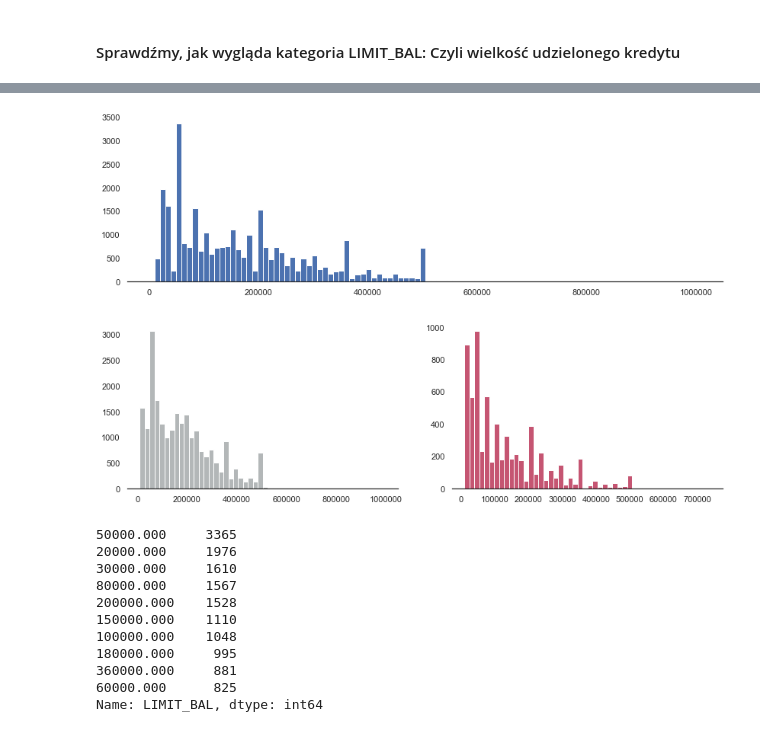
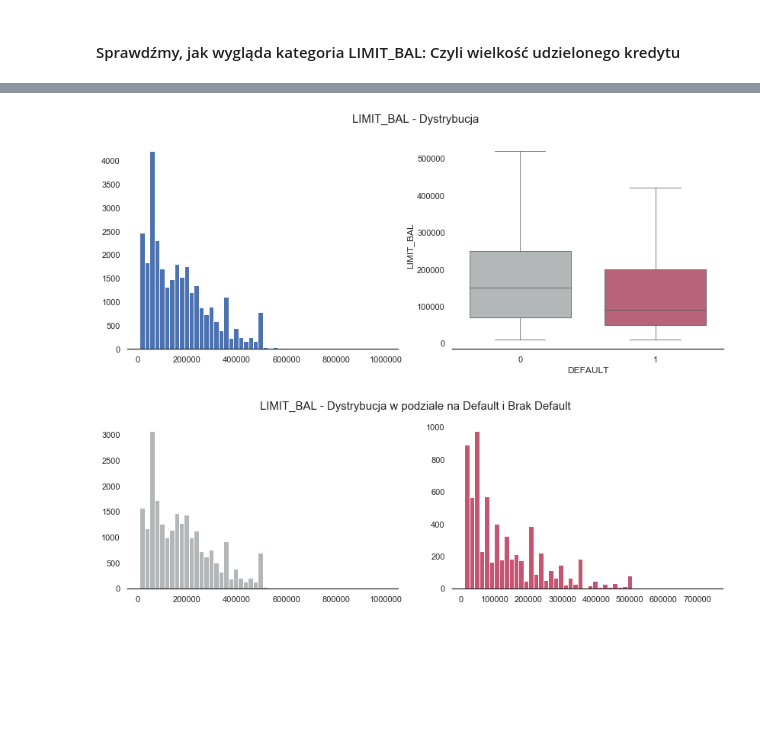
Before and after one commit to JakubPluta/Data-Science, a Jupyter notebook: Credit Approval/Credit Approvals.ipynb, the cells around one changed output, grey strips where cells are left out. Saved outputs shown, nothing was run; the diff lists cells and outputs as text; code cells hidden in the pictures; blank space fills up the shorter version.

```diff
--- a/Credit Approval/Credit Approvals.ipynb
+++ b/Credit Approval/Credit Approvals.ipynb
@@ -486,25 +510,15 @@ data['LIMIT_BAL'].corr(data['DEFAULT']) # Słaba korelacja ujemna
 # %%
-f,ax = plt.subplots(1,1,figsize=(14,4))
-hist1 = data['LIMIT_BAL'].hist(bins=100,grid=False);
+f,ax = plt.subplots(1,2,figsize=(14,5))
+hist1 = data['LIMIT_BAL'].hist(bins=50,grid=False,ax=ax[0]);
 sns.despine(left=True)
+b0 = sns.boxplot(x="DEFAULT", y="LIMIT_BAL",
+                  data=data, linewidth=0.75,width=0.75,palette=['#b3b7b8','#c55572'],showfliers=False,ax=ax[1]);
+plt.suptitle('LIMIT_BAL - Dystrybucja',fontsize=15);
 f,ax = plt.subplots(1,2,figsize=(14,4))
 hist2 = data[data['DEFAULT']==0]['LIMIT_BAL'].hist(bins=50,grid=False,ax=ax[0],color='#b3b7b8');
 hist3 = data[data['DEFAULT']==1]['LIMIT_BAL'].hist(bins=50,grid=False,ax=ax[1],color='#c55572');
 sns.despine(left=True)
+plt.suptitle('LIMIT_BAL - Dystrybucja w podziale na Default i Brak Default',fontsize=15);
 # %% [output]
-[figure, old version]
+[figure, new version]
-[figure, old version]
+[figure, new version]
-# %%
-data['LIMIT_BAL'].value_counts().head(10)
-# %% [output]
-50000.000     3365
-20000.000     1976
-30000.000     1610
-80000.000     1567
-200000.000    1528
-150000.000    1110
-100000.000    1048
-180000.000     995
-360000.000     881
-60000.000      825
-Name: LIMIT_BAL, dtype: int64
```
Also changed, not shown: parts of 11 cells of this notebook.
